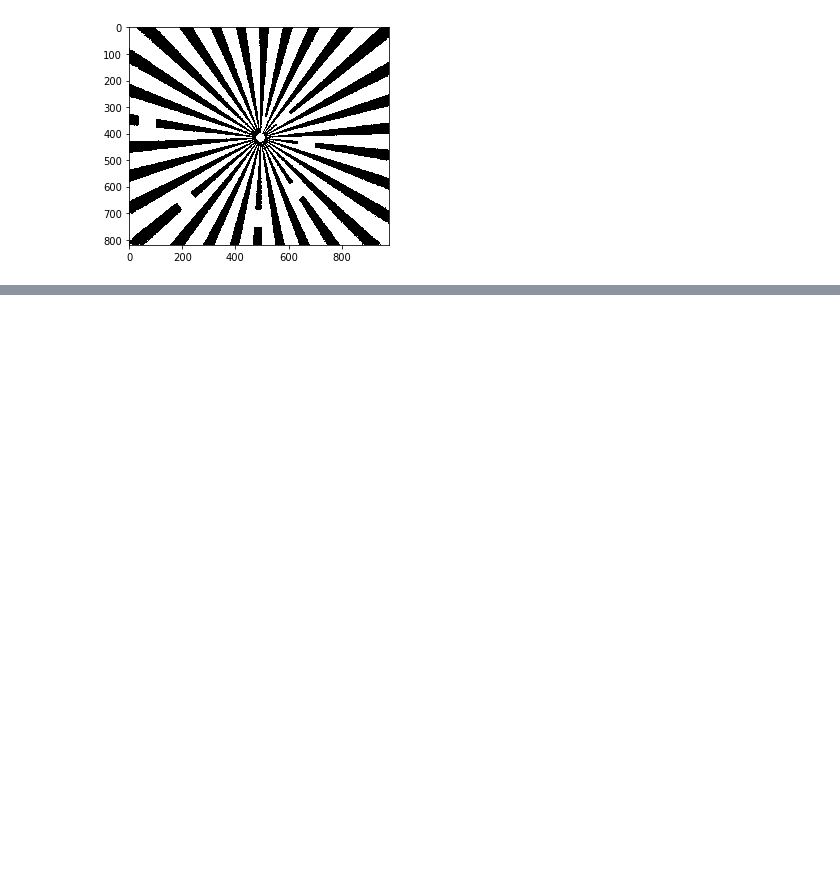
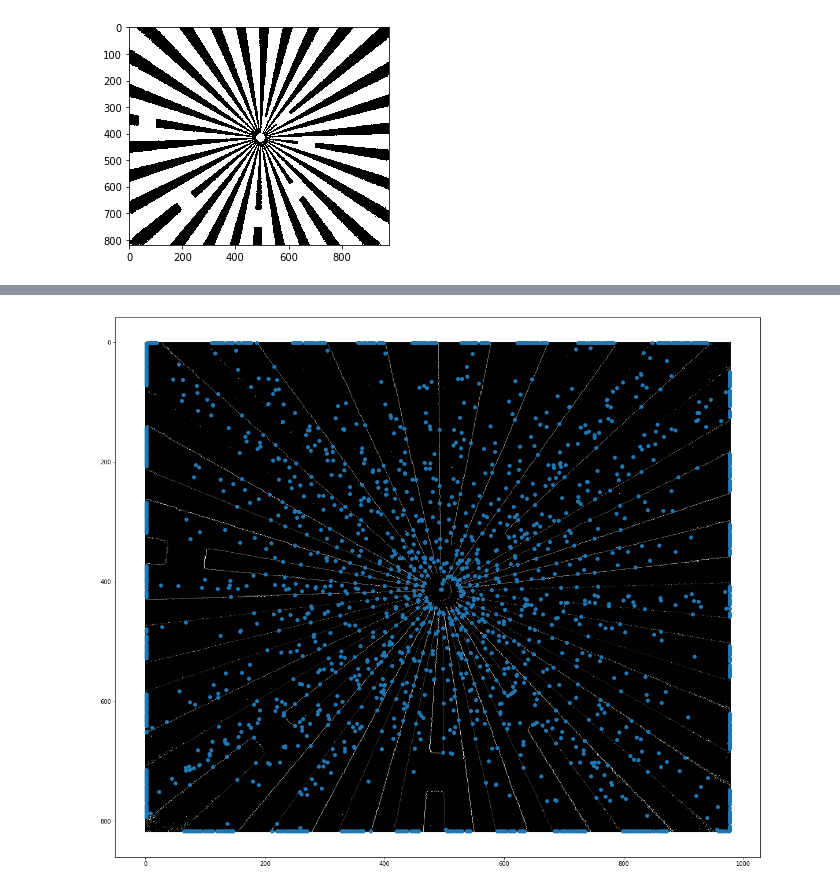
Before and after one commit to iamfaisalkhan/XImageRegistration, a Jupyter notebook: Alignment_02.ipynb, the cells around one changed output, grey strips where cells are left out. Cells and saved outputs as stored; diff of their text form; code cells hidden in the pictures; blank space fills up the shorter version.

```diff
--- a/Alignment_02.ipynb
+++ b/Alignment_02.ipynb
@@ -79,0 +108,22 @@ plt.imshow(result)
+# %%
+lines = cv2.HoughLinesP(im2, 1, np.pi/180, 300, 120, 50)
+
+result = np.dstack((im2, im2, im2))
+X = []
+Y= []
+
+for line in lines:
+    for x1,y1, x2, y2 in line:
+        #cv2.line(result, (x1, y1), (x2, y2), [255, 0, 0], 3)
+        X.append(x1)
+        Y.append(y1)
+        X.append(x2)
+        Y.append(y2)
+
+
+plt.figure(figsize=(20, 20))
+plt.imshow(result)
+plt.scatter(X, Y)
+plt.show()
+# %% [output]
+[figure, added]
```
Also changed, not shown: parts of 2 cells of this notebook, 1 other file.
